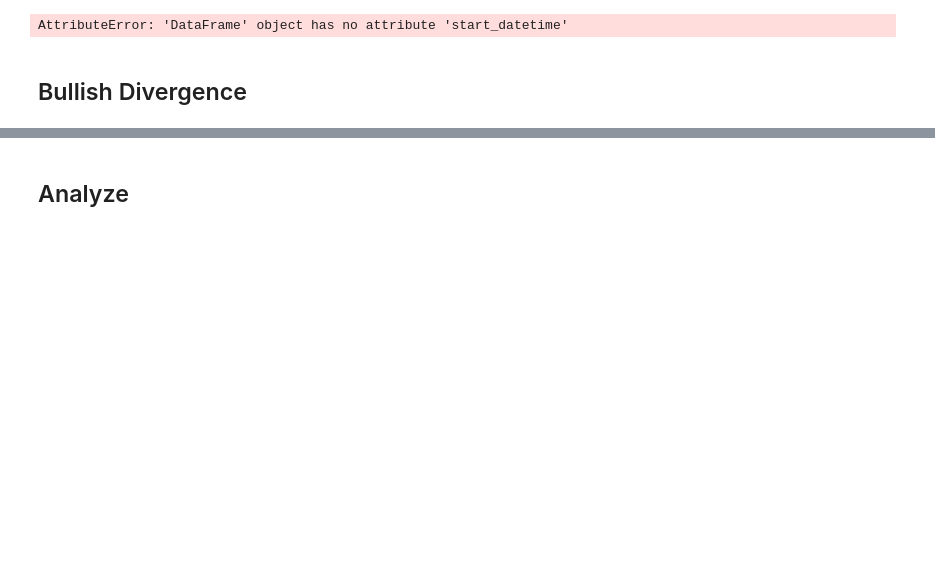
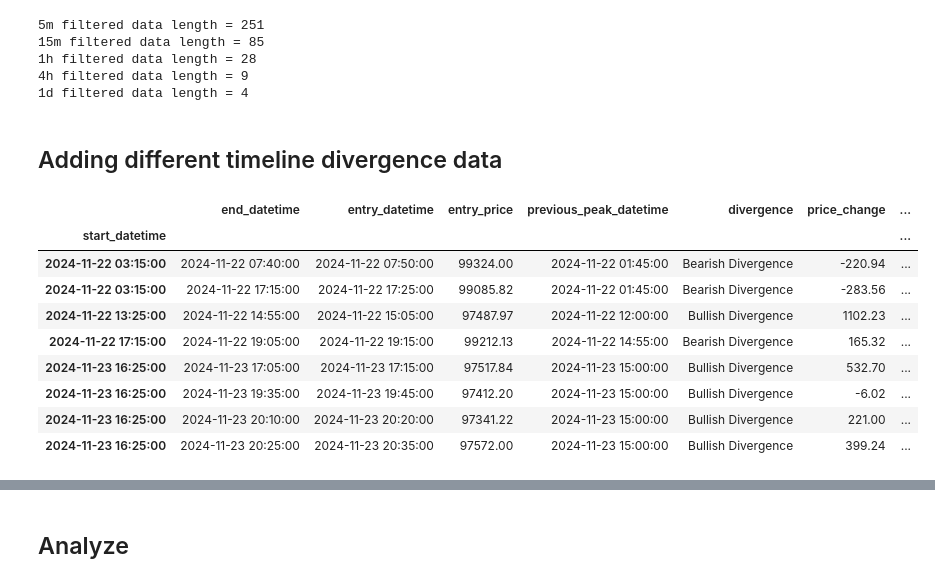
Before and after one commit to Shawn-Kim96/rsi_divergence_detector, a Jupyter notebook: notebooks/2.0-divergence_detector_test.ipynb, the cells around one changed output, grey strips where cells are left out. Saved outputs shown, nothing was run; the diff lists cells and outputs as text; code cells hidden in the pictures; blank space fills up the shorter version.

Commit message:
feat: add function to join other timeframe divergence data

```diff
--- a/notebooks/2.0-divergence_detector_test.ipynb
+++ b/notebooks/2.0-divergence_detector_test.ipynb
@@ -11,18 +11,26 @@ sys.path.append(PROJECT_PATH)
 # Load the training data
 # Replace 'training_data.csv' with your actual data file or DataFrame
 df_total = pd.read_pickle(f'{PROJECT_PATH}/data/training_data.pickle')
-divergence_df = pd.read_pickle(f"{PROJECT_PATH}/data/divergence_data2.pickle")
+divergence_data = pd.read_pickle(f"{PROJECT_PATH}/data/divergence_data.pickle")
 # %%
 # Test dataframes sliced
+start_time = "2024-11-11"
 df = df_total[df_total.timeframe == '15m']
-df = df.loc[df.index >= '2024-11-20 00:00:00']
-df = df.loc[df.index <= '2024-11-27 00:00:00']
+df = df.loc[df.index >= start_time]
+# df = df.loc[df.index <= '2024-11-27 00:00:00']
 # df = df.loc[df.index >= '2024-11-22 12:00:00']
 # df = df.loc[df.index <= '2024-11-22 16:15:00']
 
-df_div = divergence_df['15m']
-df_div = df_div.loc[df_div.start_datetime >= '2024-11-20 00:00:00']
-df_div = df_div.loc[df_div.index <= '2024-11-27 00:00:00']
-df_div
+
+dd_filter = divergence_data.copy()
+for key, value in dd_filter.items():
+    value = value.loc[value.index >= start_time]
+    value = value.sort_values('end_datetime').sort_index()
+    dd_filter[key] = value
+    print(f"{key} filtered data length = {len(value)}")
 # %% [output]
-AttributeError: 'DataFrame' object has no attribute 'start_datetime'
+5m filtered data length = 251
+15m filtered data length = 85
+1h filtered data length = 28
+4h filtered data length = 9
+1d filtered data length = 4
@@ -97,2 +37,15 @@ rsi_peaks_df_idx = set(df.index[rsi_peaks])
-# %% [markdown]
-## Bullish Divergence
+# %% [markdown]
+## Adding different timeline divergence data
+# %%
+dd_filter['5m'][110:118]
+# %% [output]
+|  | end_datetime | entry_datetime | entry_price | previous_peak_datetime | divergence | price_change | ... |
+| start_datetime |  |  |  |  |  |  | ... |
+| 2024-11-22 03:15:00 | 2024-11-22 07:40:00 | 2024-11-22 07:50:00 | 99324.00 | 2024-11-22 01:45:00 | Bearish Divergence | -220.94 | ... |
+| 2024-11-22 03:15:00 | 2024-11-22 17:15:00 | 2024-11-22 17:25:00 | 99085.82 | 2024-11-22 01:45:00 | Bearish Divergence | -283.56 | ... |
+| 2024-11-22 13:25:00 | 2024-11-22 14:55:00 | 2024-11-22 15:05:00 | 97487.97 | 2024-11-22 12:00:00 | Bullish Divergence | 1102.23 | ... |
+| 2024-11-22 17:15:00 | 2024-11-22 19:05:00 | 2024-11-22 19:15:00 | 99212.13 | 2024-11-22 14:55:00 | Bearish Divergence | 165.32 | ... |
+| 2024-11-23 16:25:00 | 2024-11-23 17:05:00 | 2024-11-23 17:15:00 | 97517.84 | 2024-11-23 15:00:00 | Bullish Divergence | 532.70 | ... |
+| 2024-11-23 16:25:00 | 2024-11-23 19:35:00 | 2024-11-23 19:45:00 | 97412.20 | 2024-11-23 15:00:00 | Bullish Divergence | -6.02 | ... |
+| 2024-11-23 16:25:00 | 2024-11-23 20:10:00 | 2024-11-23 20:20:00 | 97341.22 | 2024-11-23 15:00:00 | Bullish Divergence | 221.00 | ... |
+| 2024-11-23 16:25:00 | 2024-11-23 20:25:00 | 2024-11-23 20:35:00 | 97572.00 | 2024-11-23 15:00:00 | Bullish Divergence | 399.24 | ... |
```
Also changed, not shown: parts of 11 cells of this notebook, 2 other files.
